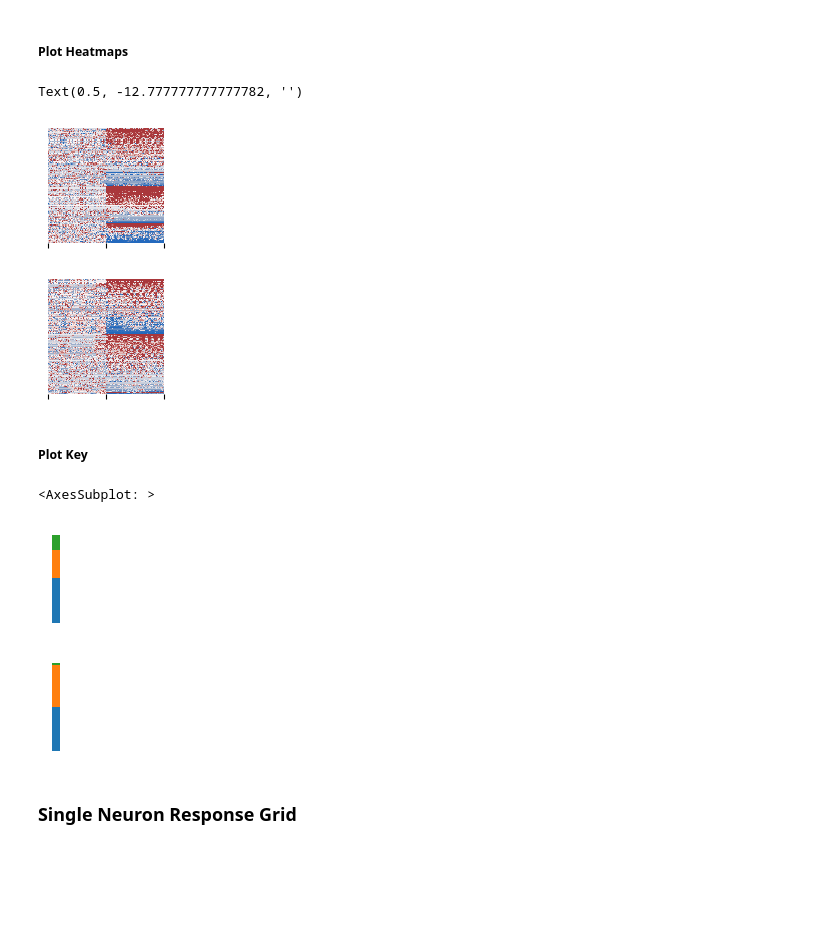
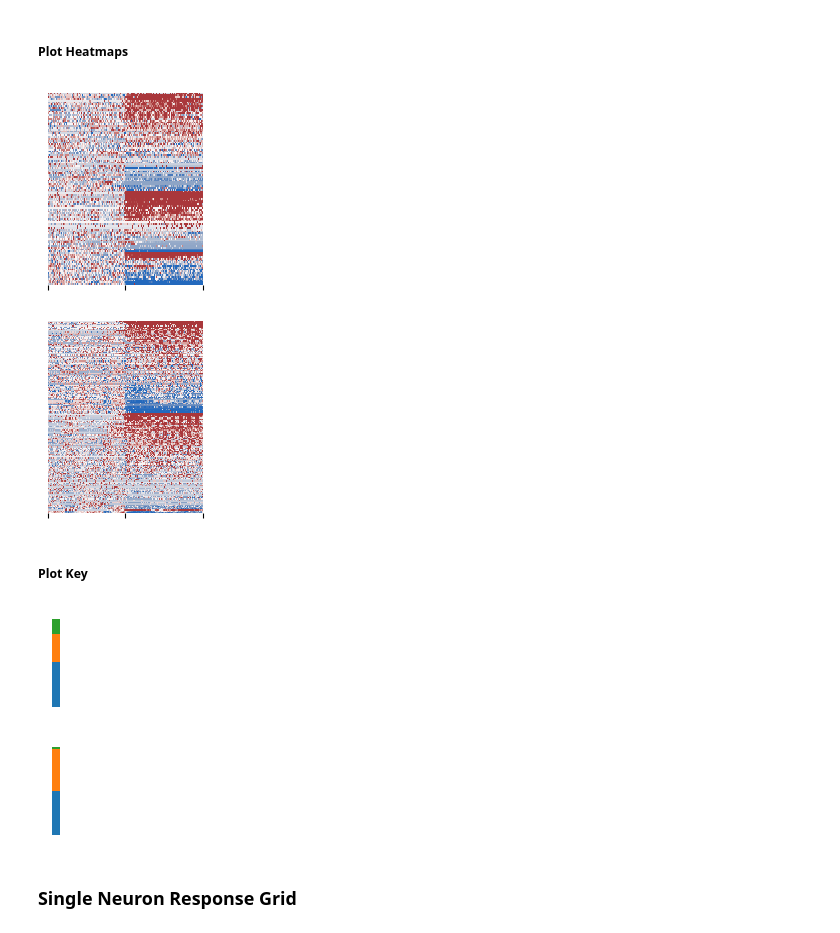
Before and after one commit to Ruairi-osul/SSRI-Interactions, a Jupyter notebook: notebooks/Foot Shock - Slow/Responders.ipynb, the cells around one changed output. Saved outputs shown, nothing was run; the diff lists cells and outputs as text; code cells hidden in the pictures; blank space fills up the shorter version.

```diff
--- a/notebooks/Foot Shock - Slow/Responders.ipynb
+++ b/notebooks/Foot Shock - Slow/Responders.ipynb
@@ -501,6 +501,9 @@ def stacked_bar_single(df, col, ax):
     df[col].value_counts().to_frame().T.plot(kind="bar", stacked=True, ax=ax, legend=False)
     ax.axis("off")
     return ax
+# %%
+fig_dir = Config.fig_dir / "foot-shock"
+fig_dir.mkdir(exist_ok=True, parents=True)
 # %% [markdown]
 ## Slow TS
 # %% [markdown]
@@ -550,26 +553,28 @@ slow_piv_cit, slow_piv_cit_key = (
 # %%
 import matplotlib.pyplot as plt
 
-f_sal = plt.figure(figsize=(1.5, 1.5))
+f_sal = plt.figure(figsize=(2, 2.5))
 ax = f_sal.subplots()
 sns.heatmap(slow_piv_sal, cmap="vlag", center=0, robust=True, vmax=2, vmin=-2, cbar=False, ax=ax)
 ax.set_yticks([])
 ax.set_xticks([0, 600, 1200])
 ax.set_ylabel("")
 ax.set_xlabel("")
 
 
-f_cit = plt.figure(figsize=(1.5, 1.5))
+f_cit = plt.figure(figsize=(2, 2.5))
 ax = f_cit.subplots()
 sns.heatmap(slow_piv_cit, cmap="vlag", center=0, robust=True, vmax=2,  vmin=-2, cbar=False, ax=ax)
 ax.set_yticks([])
 ax.set_xticks([0, 600, 1200])
 ax.set_ylabel("")
 ax.set_xlabel("")
+
+f_sal.savefig(fig_dir / "slow_fs_sal_heatmap.png", bbox_inches="tight", dpi=300)
+f_cit.savefig(fig_dir / "slow_fs_cit_heatmap.png", bbox_inches="tight", dpi=300)
 # %% [output]
-Text(0.5, -12.777777777777782, '')
-[figure, old version]
+[figure, new version]
-[figure, old version]
+[figure, new version]
 # %% [markdown]
 ##### Plot Key
 # %%
@@ -579,8 +584,10 @@ slow_piv_sal.reset_index()[["neuron_id"]].merge(neuron_types).pipe(stacked_bar_s
 
 f_cit, ax_cit = plt.subplots(figsize=(0.2, 1.2))
 slow_piv_cit.reset_index()[["neuron_id"]].merge(neuron_types).pipe(stacked_bar_single, "neuron_type", ax=ax_cit)
+
+f_sal.savefig(fig_dir / "slow_fs_sal_heatmap_key.png", bbox_inches="tight", dpi=300)
+f_cit.savefig(fig_dir / "slow_fs_cit_heatmap_key.png", bbox_inches="tight", dpi=300)
 # %% [output]
-<AxesSubplot: >
 [figure]
 [figure]
 # %% [markdown]
```
Also changed, not shown: parts of 6 cells of this notebook, 3 other files.
